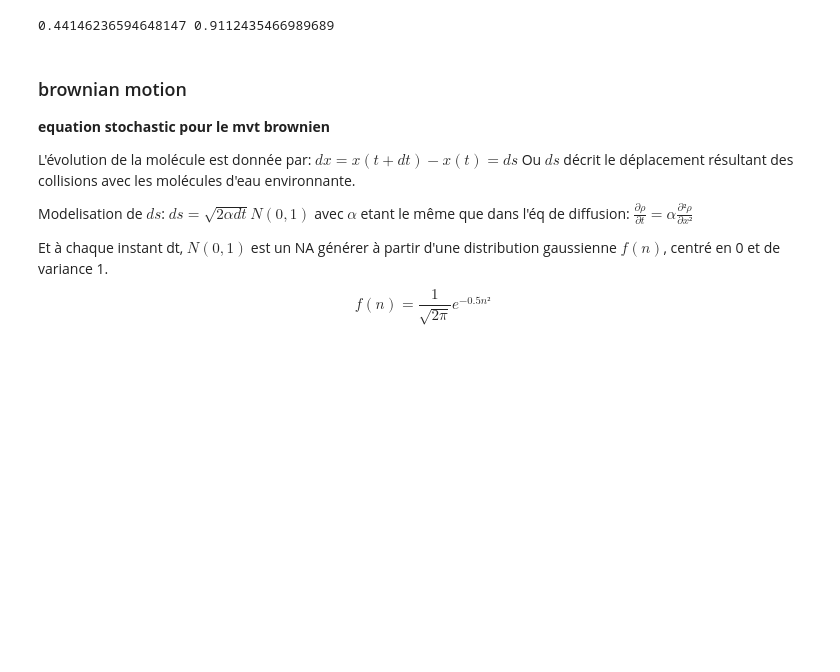
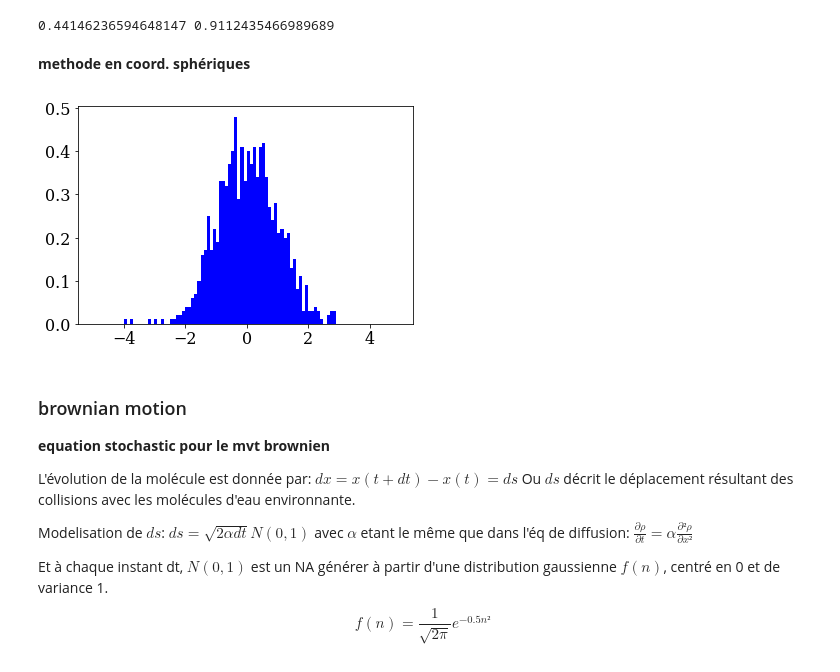
Before and after one commit to njohnsto/numerical-mooc, a Jupyter notebook: lesson6.ipynb, the cells around one changed output. Saved outputs shown, nothing was run; the diff lists cells and outputs as text; code cells hidden in the pictures; blank space fills up the shorter version.

```diff
--- a/lesson6.ipynb
+++ b/lesson6.ipynb
@@ -254,6 +254,25 @@ for i in range(0,N):
 print(z0,z1)
 # %% [output]
 0.44146236594648147 0.9112435466989689
+# %% [markdown]
+**methode en coord. sphériques**
+# %%
+def boxmuller(x,y):
+    z0 = np.sqrt(-2*np.log(x))*np.cos(2*np.pi*y)
+    z1 = np.sqrt(-2*np.log(x))*np.sin(2*np.pi*y)
+    return z0,z1
+# %%
+N=1000
+x = np.random.random_sample(N)
+y = np.random.random_sample(N)
+# %%
+z0,z1=boxmuller(x,y)
+# %%
+binwidth=0.1
+bins=np.arange(-5.1,2.1, binwidth)
+plt.hist(z0, bins=np.arange(-5.,5., binwidth), normed=True, color='blue');
+# %% [output]
+[figure, added]
 # %% [markdown]
 ### brownian motion
 
```
Also changed, not shown: parts of 24 cells of this notebook.
